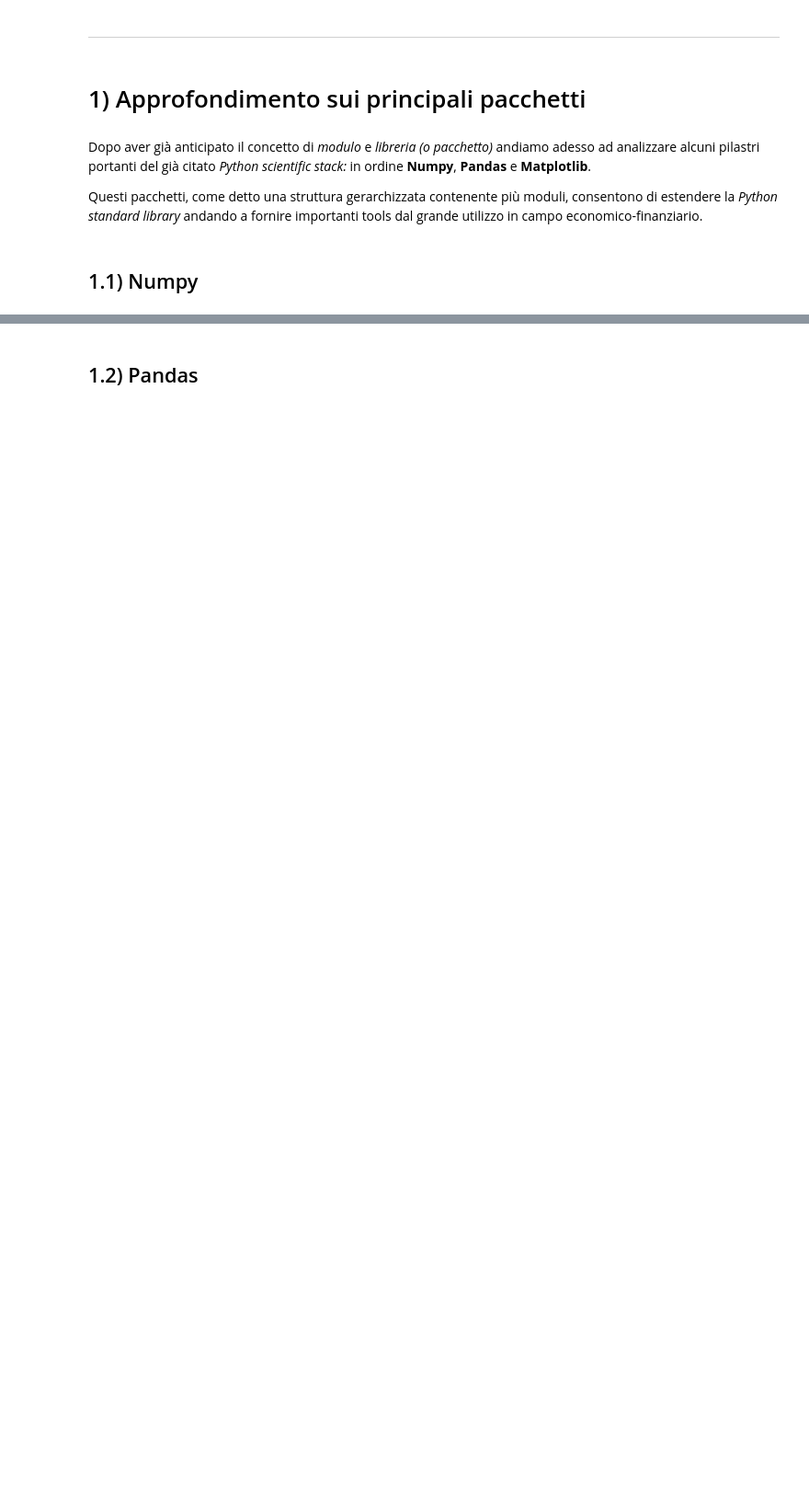
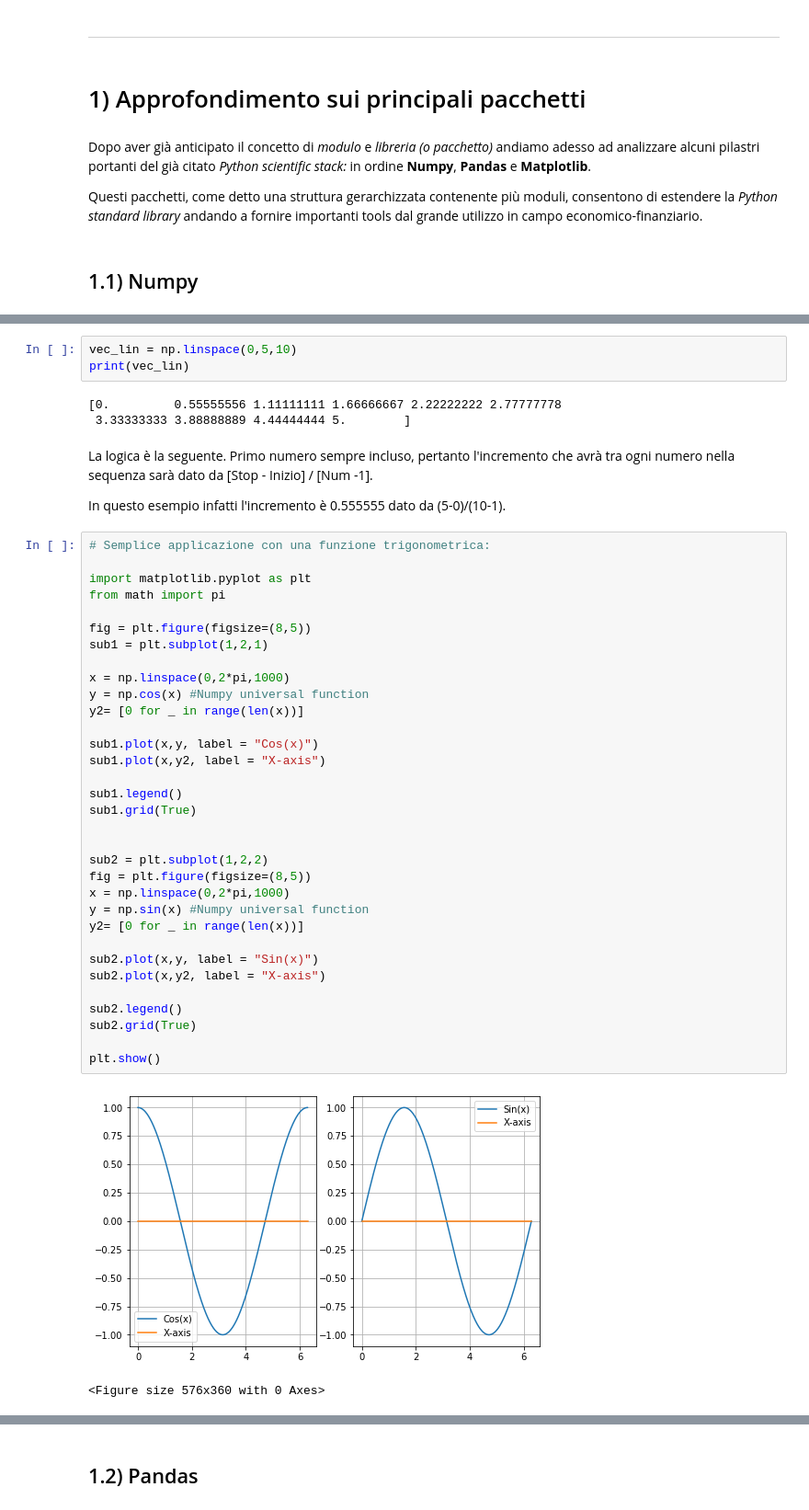
Before and after one commit to simonelucchesi/Python_room, a Jupyter notebook: Notebooks/Python room 2 .ipynb, the cells around one changed output, grey strips where cells are left out. Shown: that part at 92% size. Drawn from its saved outputs; the diff is of its cells as text; blank space fills up the shorter version.

```diff
--- a/Notebooks/Python room 2 .ipynb
+++ b/Notebooks/Python room 2 .ipynb
@@ -54,0 +230,47 @@ DA AGGIUNGERE
+# %%
+vec_lin = np.linspace(0,5,10)
+print(vec_lin)
+# %% [output]
+[0.         0.55555556 1.11111111 1.66666667 2.22222222 2.77777778
+ 3.33333333 3.88888889 4.44444444 5.        ]
+# %% [markdown]
+La logica è la seguente.
+Primo numero sempre incluso, pertanto l'incremento che avrà tra ogni numero nella sequenza sarà dato da [Stop - Inizio] / [Num -1].
+
+In questo esempio infatti l'incremento è 0.555555 dato da (5-0)/(10-1).
+# %%
+# Semplice applicazione con una funzione trigonometrica:
+
+import matplotlib.pyplot as plt
+from math import pi
+
+fig = plt.figure(figsize=(8,5))
+sub1 = plt.subplot(1,2,1)
+
+x = np.linspace(0,2*pi,1000)
+y = np.cos(x) #Numpy universal function
+y2= [0 for _ in range(len(x))]
+
+sub1.plot(x,y, label = "Cos(x)")
+sub1.plot(x,y2, label = "X-axis")
+
+sub1.legend()
+sub1.grid(True)
+
+
+sub2 = plt.subplot(1,2,2)
+fig = plt.figure(figsize=(8,5))
+x = np.linspace(0,2*pi,1000)
+y = np.sin(x) #Numpy universal function
+y2= [0 for _ in range(len(x))]
+
+sub2.plot(x,y, label = "Sin(x)")
+sub2.plot(x,y2, label = "X-axis")
+
+sub2.legend()
+sub2.grid(True)
+
+plt.show()
+# %% [output]
+[figure, added]
+<Figure size 576x360 with 0 Axes>
```
Also changed, not shown: parts of 58 cells of this notebook.
